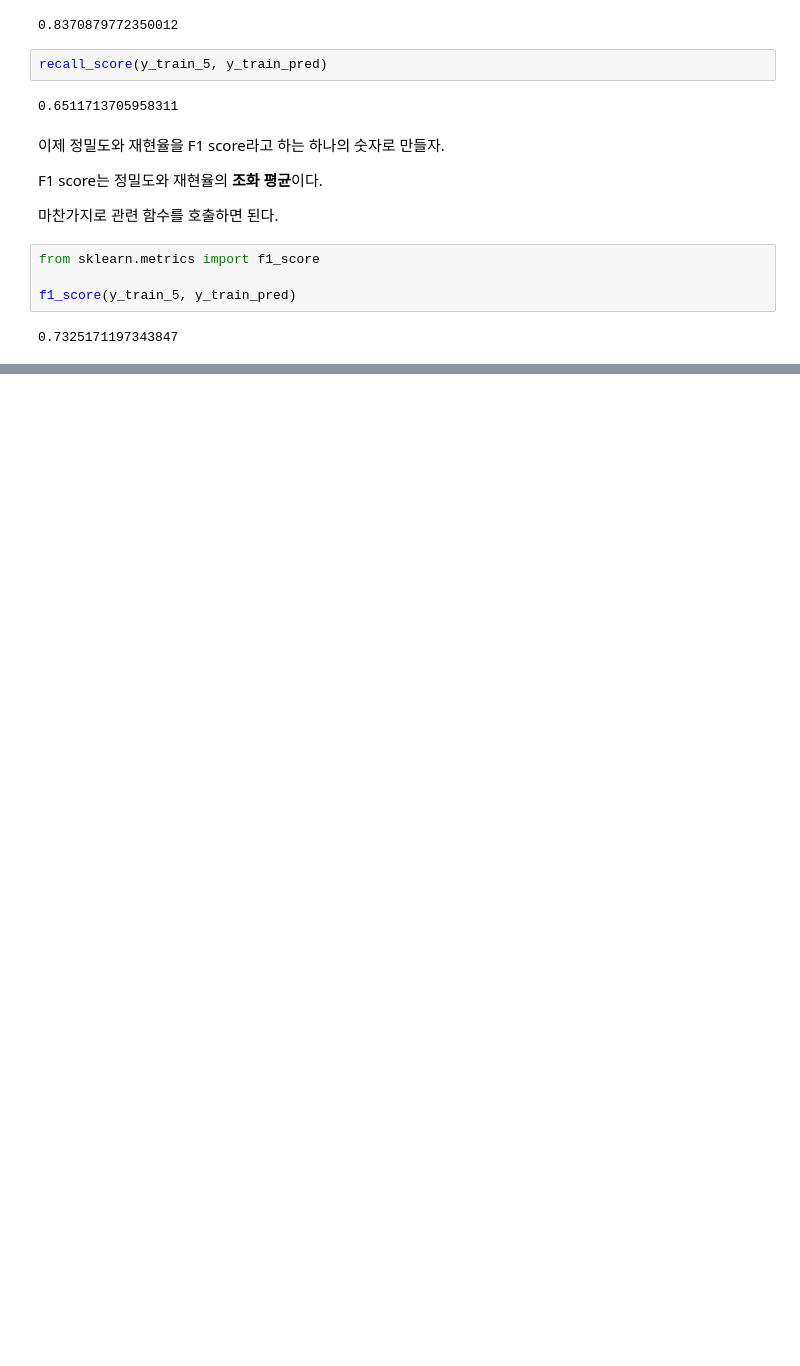
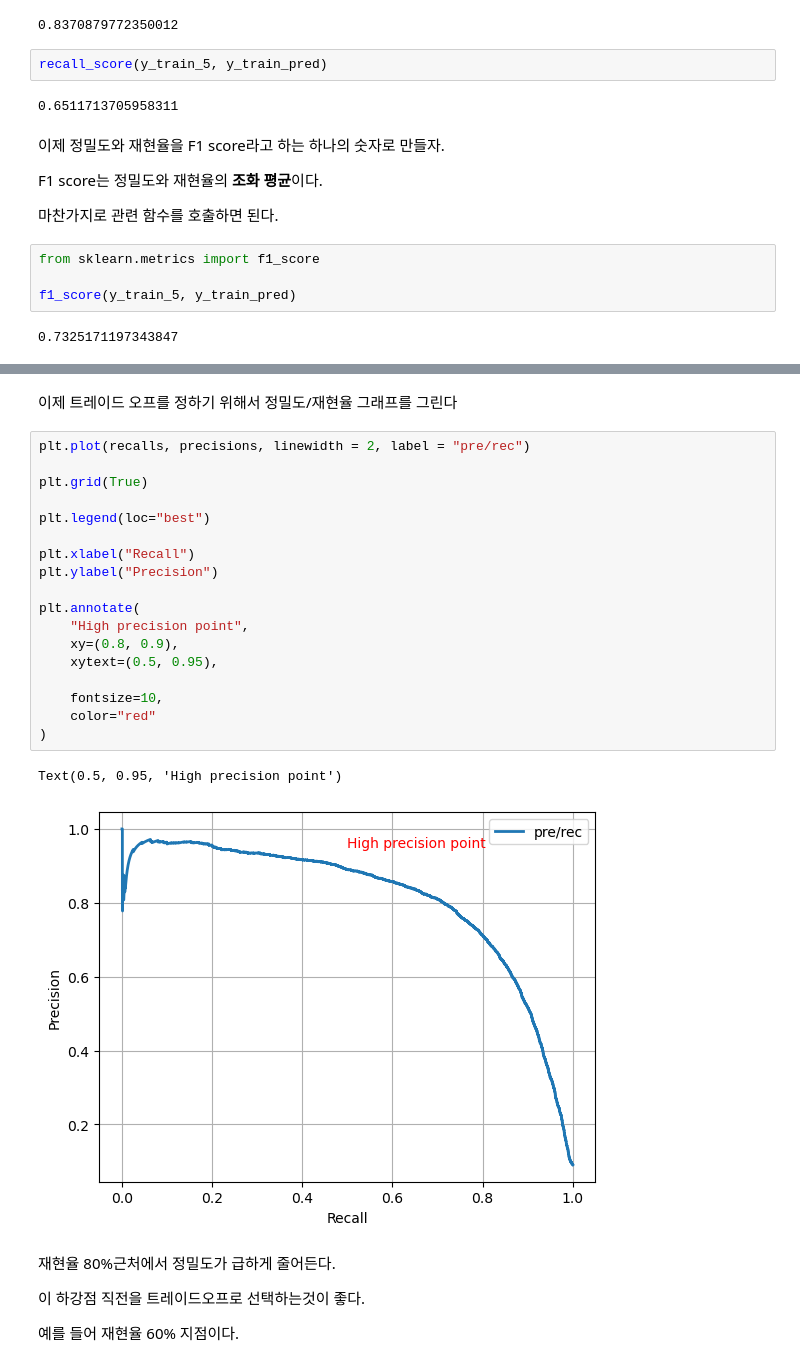
Before and after one commit to HelliosClub/Hands_On_MachineLearning, a Jupyter notebook: Chapter03.ipynb, the cells around one changed output, grey strips where cells are left out. Drawn from its saved outputs; the diff is of its cells as text; blank space fills up the shorter version.

```diff
--- a/Chapter03.ipynb
+++ b/Chapter03.ipynb
@@ -193,0 +252,29 @@ f1_score(y_train_5, y_train_pred)
+# %% [markdown]
+이제 트레이드 오프를 정하기 위해서 정밀도/재현율 그래프를 그린다
+# %%
+plt.plot(recalls, precisions, linewidth = 2, label = "pre/rec")
+
+plt.grid(True)
+
+plt.legend(loc="best")
+
+plt.xlabel("Recall")
+plt.ylabel("Precision")
+
+plt.annotate(
+    "High precision point",
+    xy=(0.8, 0.9),
+    xytext=(0.5, 0.95),
+
+    fontsize=10,
+    color="red"
+)
+# %% [output]
+Text(0.5, 0.95, 'High precision point')
+[figure, added]
+# %% [markdown]
+재현율 80%근처에서 정밀도가 급하게 줄어든다.
+
+이 하강점 직전을 트레이드오프로 선택하는것이 좋다.
+
+예를 들어 재현율 60% 지점이다.
```
Also changed, not shown: parts of 7 cells of this notebook.
